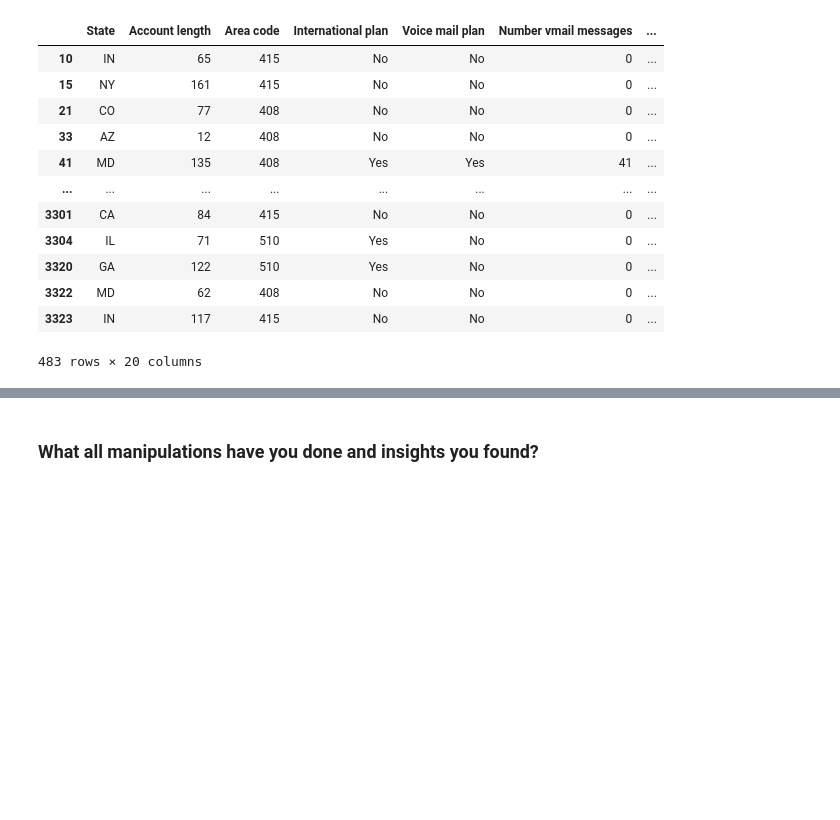
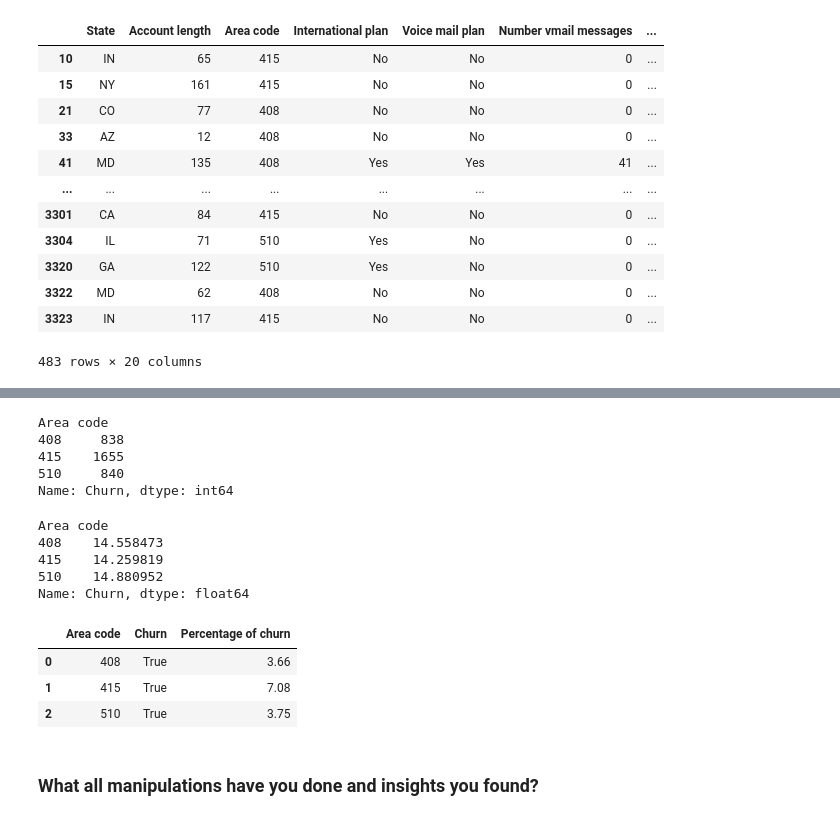
Before and after one commit to dipakpatil2001/Projects_Portfolio, a Jupyter notebook: TelecommChurn.ipynb, the cells around one changed output, grey strips where cells are left out. Saved outputs shown, nothing was run; the diff lists cells and outputs as text; code cells hidden in the pictures; blank space fills up the shorter version.

```diff
--- a/TelecommChurn.ipynb
+++ b/TelecommChurn.ipynb
@@ -304,3 +333,32 @@ customers with voicemail plans:  922
+# %%
+#area wise customer count
+area_count= df.groupby(["Area code"]).Churn.count()
+area_count
+# %% [output]
+Area code
+408     838
+415    1655
+510     840
+Name: Churn, dtype: int64
+# %%
+# Area code wise churn percentage upon area specific
+area_churn_S=df.groupby(["Area code"])["Churn"].mean()*100
+area_churn_S
+# %% [output]
+Area code
+408    14.558473
+415    14.259819
+510    14.880952
+Name: Churn, dtype: float64
+# %%
+# Area code wise churn percentage upon overall
+area_churn = round((churn_df.groupby(["Area code"])["Churn"].value_counts()/df.Churn.count())*100 ,2).reset_index(name="Percentage of churn")
+area_churn
+# %% [output]
+|  | Area code | Churn | Percentage of churn |
+| 0 | 408 | True | 3.66 |
+| 1 | 415 | True | 7.08 |
+| 2 | 510 | True | 3.75 |
 # %% [markdown]
 ### What all manipulations have you done and insights you found?
 # %% [markdown]
```
Also changed, not shown: parts of 2 cells of this notebook.
